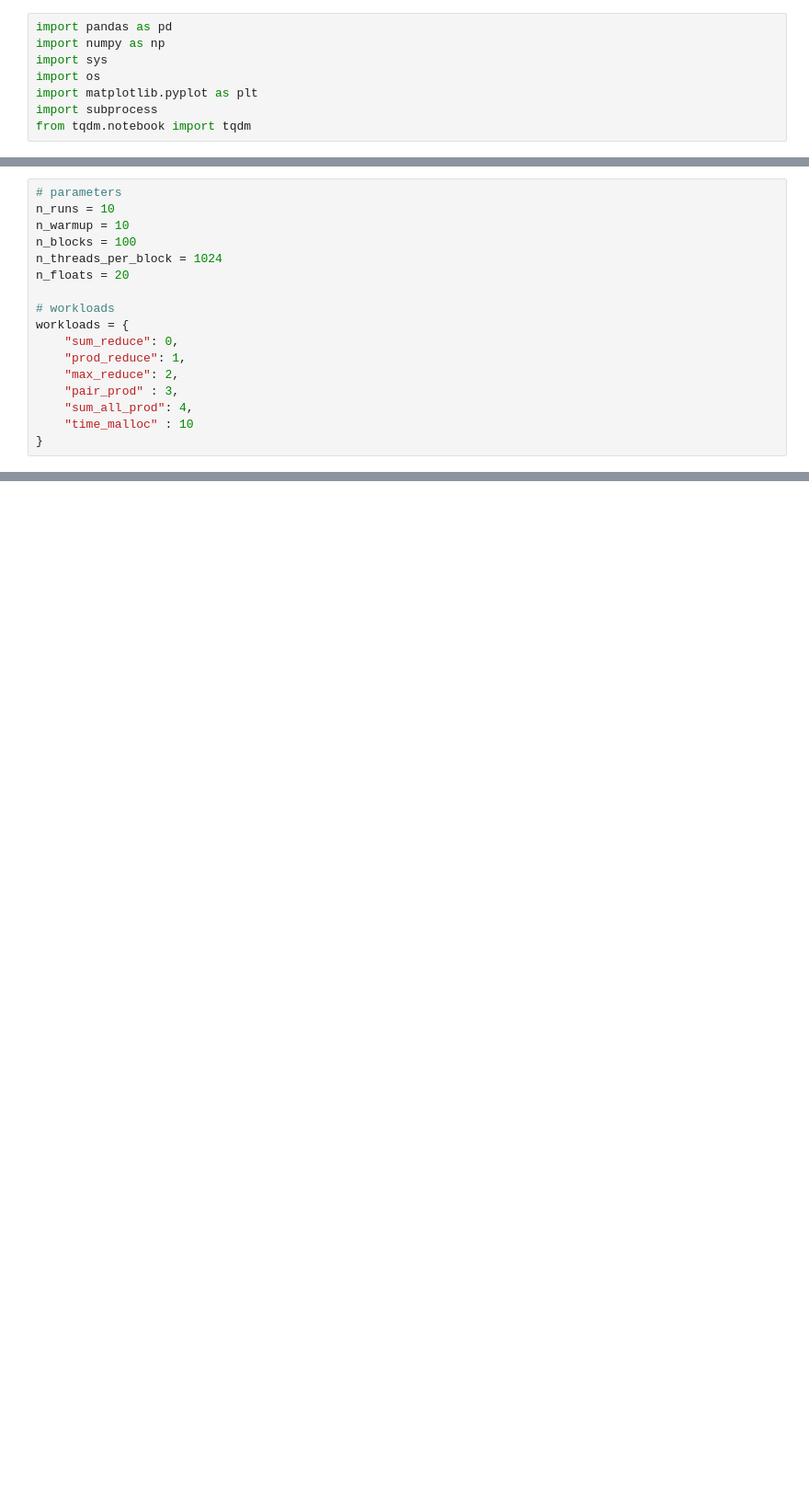
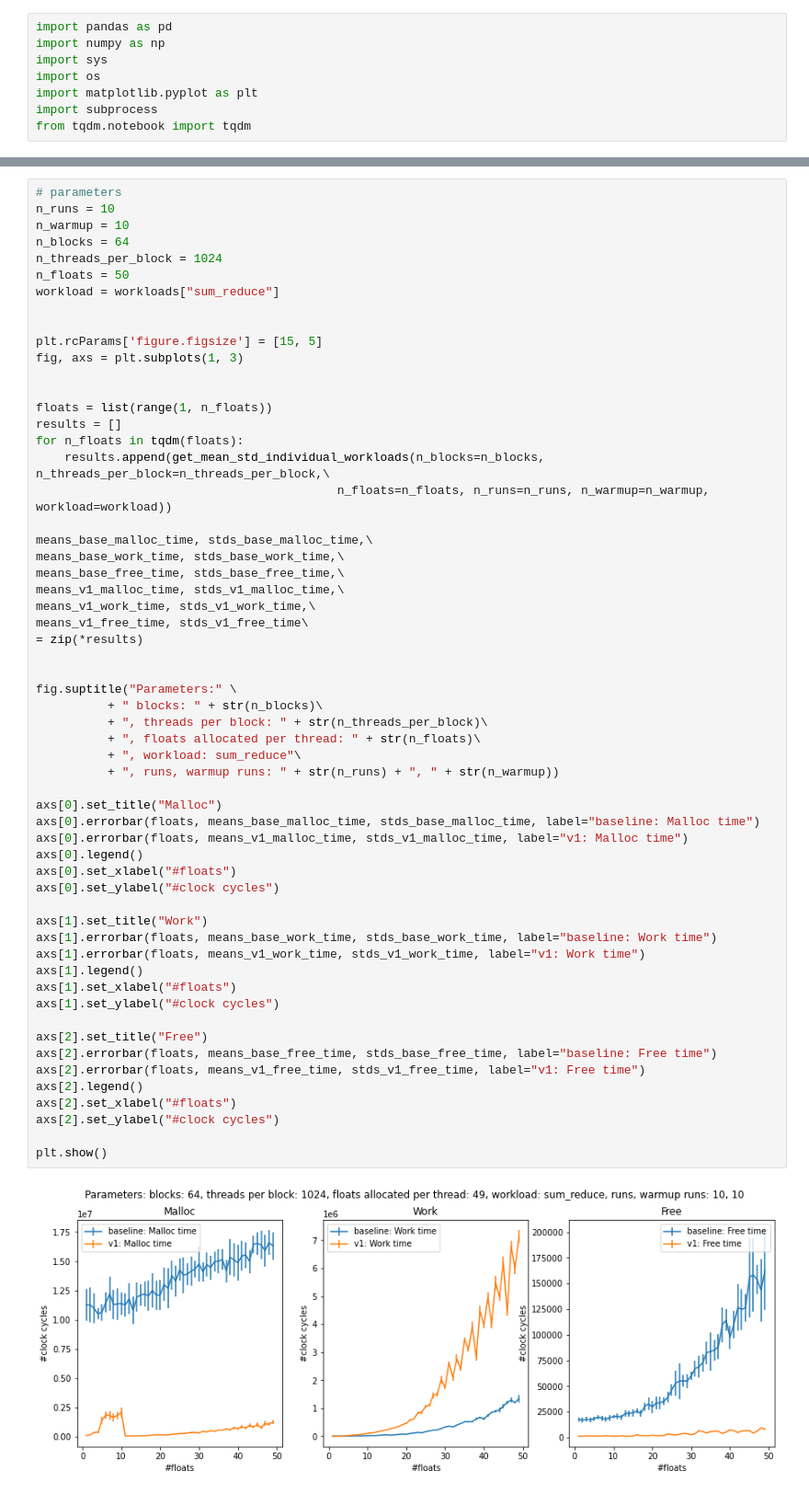
Before and after one commit to maerhart/dphpc-project, a Jupyter notebook: dynamic_allocator/benchmarks.ipynb, the cells around one changed output, grey strips where cells are left out. Shown at 92% size. Cells and saved outputs as stored; diff of their text form; blank space fills up the shorter version.

Commit message:
benchmarking using separate times over malloc, free and workload

```diff
--- a/dynamic_allocator/benchmarks.ipynb
+++ b/dynamic_allocator/benchmarks.ipynb
@@ -20,20 +36,3 @@ def get_mean_std_workloads(n_blocks, n_threads_per_block, n_floats, n_runs=100,
         res.append(np.std(m))
 
     return res
-# %%
-# parameters
-n_runs = 10
-n_warmup = 10
-n_blocks = 100
-n_threads_per_block = 1024
-n_floats = 20
-
-# workloads
-workloads = {
-    "sum_reduce": 0,
-    "prod_reduce": 1,
-    "max_reduce": 2,
-    "pair_prod" : 3,
-    "sum_all_prod": 4,
-    "time_malloc" : 10
-}
@@ -240,0 +39,60 @@ plt.show()
+# %%
+# parameters
+n_runs = 10
+n_warmup = 10
+n_blocks = 64
+n_threads_per_block = 1024
+n_floats = 50
+workload = workloads["sum_reduce"]
+
+
+plt.rcParams['figure.figsize'] = [15, 5]
+fig, axs = plt.subplots(1, 3)
+
+
+floats = list(range(1, n_floats))
+results = []
+for n_floats in tqdm(floats):
+    results.append(get_mean_std_individual_workloads(n_blocks=n_blocks, n_threads_per_block=n_threads_per_block,\
+                                          n_floats=n_floats, n_runs=n_runs, n_warmup=n_warmup, workload=workload))
+
+means_base_malloc_time, stds_base_malloc_time,\
+means_base_work_time, stds_base_work_time,\
+means_base_free_time, stds_base_free_time,\
+means_v1_malloc_time, stds_v1_malloc_time,\
+means_v1_work_time, stds_v1_work_time,\
+means_v1_free_time, stds_v1_free_time\
+= zip(*results)
+
+
+fig.suptitle("Parameters:" \
+          + " blocks: " + str(n_blocks)\
+          + ", threads per block: " + str(n_threads_per_block)\
+          + ", floats allocated per thread: " + str(n_floats)\
+          + ", workload: sum_reduce"\
+          + ", runs, warmup runs: " + str(n_runs) + ", " + str(n_warmup))
+
+axs[0].set_title("Malloc")
+axs[0].errorbar(floats, means_base_malloc_time, stds_base_malloc_time, label="baseline: Malloc time")
+axs[0].errorbar(floats, means_v1_malloc_time, stds_v1_malloc_time, label="v1: Malloc time")
+axs[0].legend()
+axs[0].set_xlabel("#floats")
+axs[0].set_ylabel("#clock cycles")
+
+axs[1].set_title("Work")
+axs[1].errorbar(floats, means_base_work_time, stds_base_work_time, label="baseline: Work time")
+axs[1].errorbar(floats, means_v1_work_time, stds_v1_work_time, label="v1: Work time")
+axs[1].legend()
+axs[1].set_xlabel("#floats")
+axs[1].set_ylabel("#clock cycles")
+
+axs[2].set_title("Free")
+axs[2].errorbar(floats, means_base_free_time, stds_base_free_time, label="baseline: Free time")
+axs[2].errorbar(floats, means_v1_free_time, stds_v1_free_time, label="v1: Free time")
+axs[2].legend()
+axs[2].set_xlabel("#floats")
+axs[2].set_ylabel("#clock cycles")
+
+plt.show()
+# %% [output]
+[figure, added]
```
Also changed, not shown: parts of 14 cells of this notebook, 3 other files.
